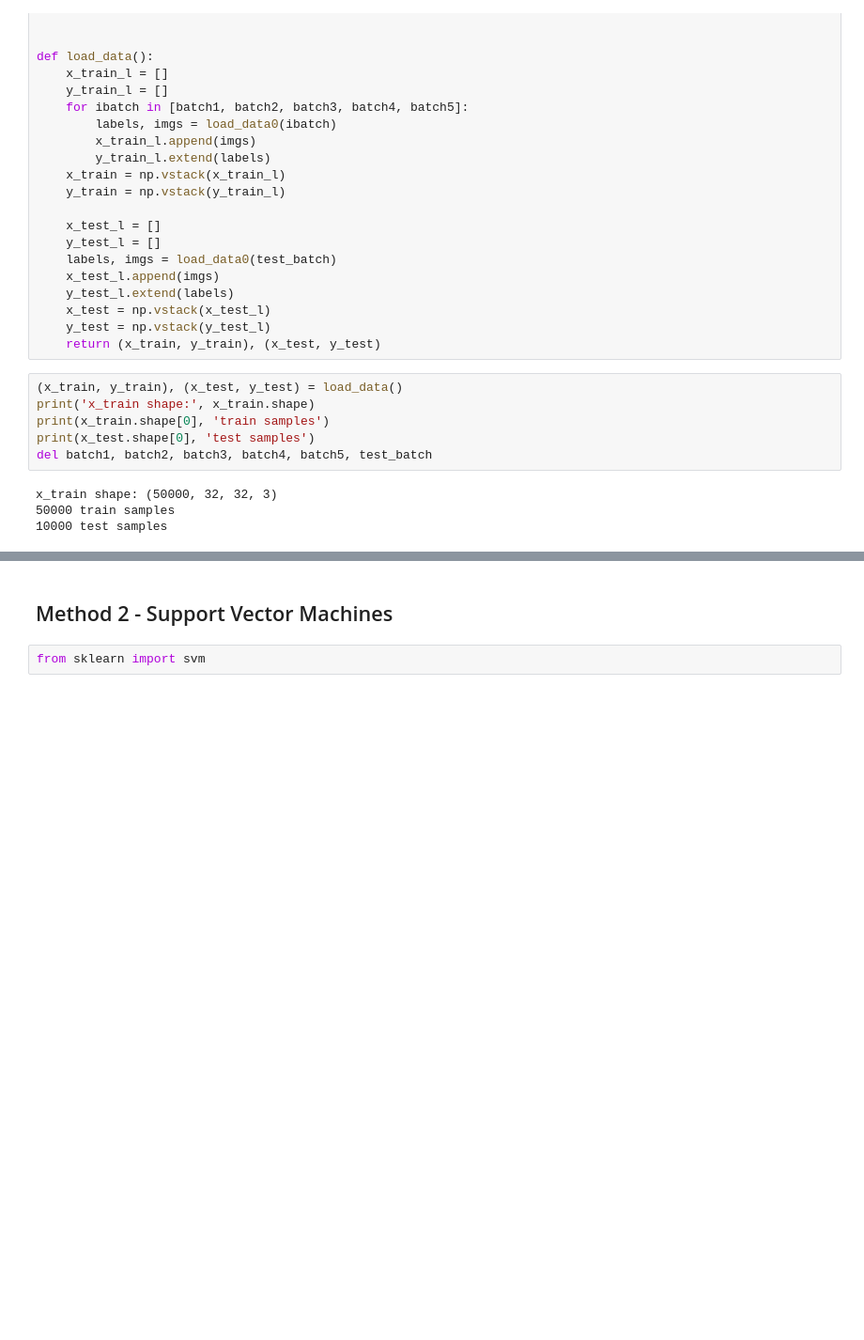
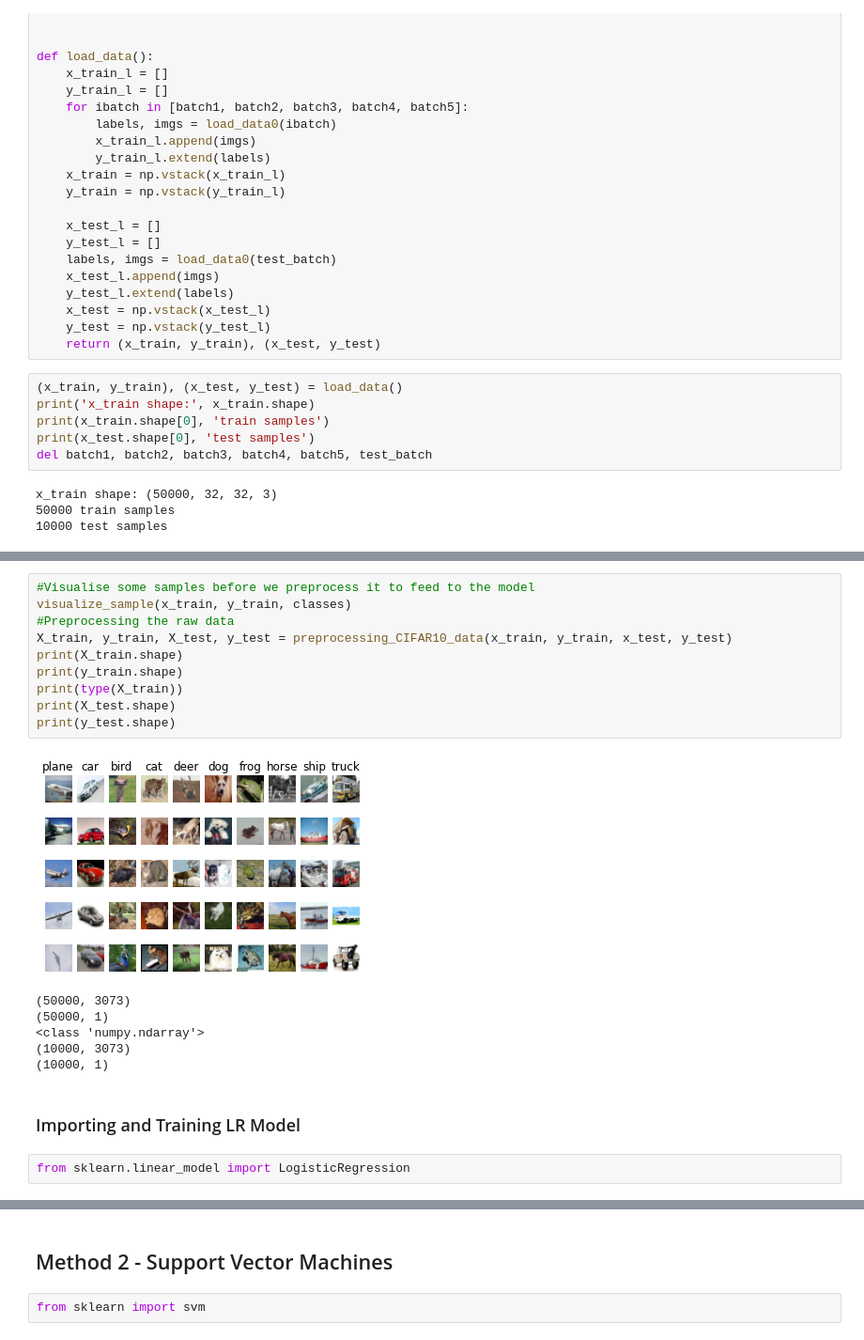
Before and after one commit to tanmaygadgil/cifar-ml, a Jupyter notebook: CIFAR-ML.ipynb, the cells around one changed output, grey strips where cells are left out. Shown at 94% size. Saved outputs shown, nothing was run; the diff lists cells and outputs as text; blank space fills up the shorter version.

Commit message:
Update CIFAR-ML.ipynb
Adding Logistic Regression Code

```diff
--- a/CIFAR-ML.ipynb
+++ b/CIFAR-ML.ipynb
@@ -209,0 +246,21 @@ x_train shape: (50000, 32, 32, 3)
+# %%
+#Visualise some samples before we preprocess it to feed to the model
+visualize_sample(x_train, y_train, classes)
+#Preprocessing the raw data
+X_train, y_train, X_test, y_test = preprocessing_CIFAR10_data(x_train, y_train, x_test, y_test)
+print(X_train.shape)
+print(y_train.shape)
+print(type(X_train))
+print(X_test.shape)
+print(y_test.shape)
+# %% [output]
+[figure, added]
+(50000, 3073)
+(50000, 1)
+<class 'numpy.ndarray'>
+(10000, 3073)
+(10000, 1)
+# %% [markdown]
+### Importing and Training LR Model
+# %%
+from sklearn.linear_model import LogisticRegression
```
Also changed, not shown: parts of 5 cells of this notebook.
